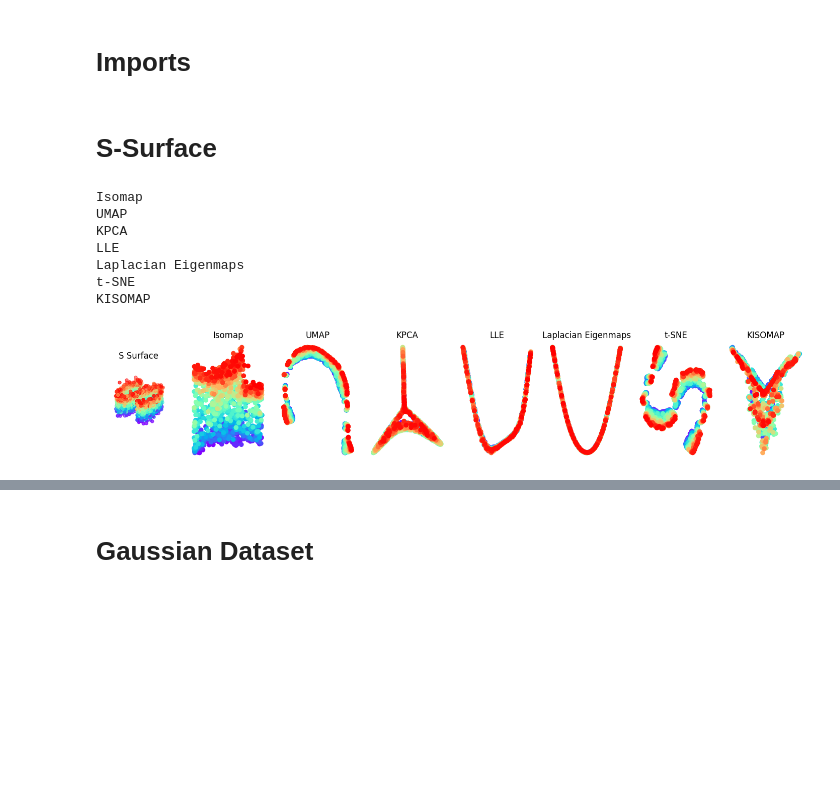
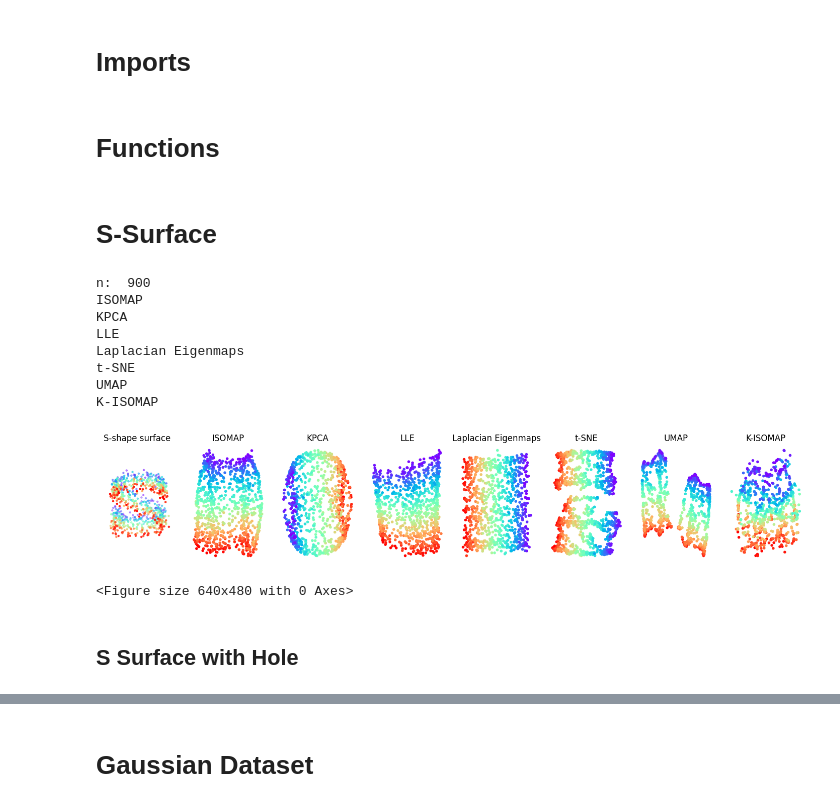
Before and after one commit to gustavochavari/curvature-based-isomap, a Jupyter notebook: experiments/other_datasets.ipynb, the cells around one changed output, grey strips where cells are left out. Saved outputs shown, nothing was run; the diff lists cells and outputs as text; code cells hidden in the pictures; blank space fills up the shorter version.

```diff
--- a/experiments/other_datasets.ipynb
+++ b/experiments/other_datasets.ipynb
@@ -78,0 +33,2 @@ def compare_and_plot_surface_reduction(X,color,dataset_name):
+# %% [markdown]
+# Functions
@@ -87,13 +87,40 @@ results = np.array(results)
+# %%
+# Definição da superfície S com fórmulas baseadas em seno e cosseno
+def surface_S(u, v):
+    x = np.sin(2*u)
+    z = v
+    y = np.cos(u)
+    return x, y, z
+
+# Geração de pontos para a superfície
+u = np.linspace(-0.3*np.pi, 1.3*np.pi, 30)
+u += np.random.normal(loc=0, scale=0.01, size=u.shape) # Parâmetro u
+v = np.linspace(0, np.pi, 30)
+v += np.random.normal(loc=0, scale=0.01, size=v.shape)     # Parâmetro v
+u, v = np.meshgrid(u, v)
+
+x, y, z = surface_S(u, v)
+
+# Adicionar o ruído às coordenadas
+x_noisy = x + np.random.normal(loc=0, scale=0.1, size=x.shape)
+y_noisy = y + np.random.normal(loc=0, scale=0.1, size=y.shape)
+z_noisy = z + np.random.normal(loc=0, scale=0.1, size=z.shape)
+
+df = pd.DataFrame(np.array([x_noisy, y_noisy, z_noisy]).reshape(3, -1).T, columns=['x','y','z'])
 # %%
-color = [cm.rainbow(valor) for valor in np.linspace(0,1,results.shape[0])]
+color = [cm.rainbow(1-valor) for valor in np.linspace(0,1,df.values.shape[0])]
 
-compare_and_plot_surface_reduction(results,color,'S Surface')
+compare_and_plot_surface_reduction(df.values,color,'S-shape surface \n')
 # %% [output]
-Isomap
-UMAP
+n:  900
+ISOMAP
 KPCA
 LLE
 Laplacian Eigenmaps
 t-SNE
-KISOMAP
+UMAP
+K-ISOMAP
-[figure, old version]
+[figure, new version]
+<Figure size 640x480 with 0 Axes>
+# %% [markdown]
+## S Surface with Hole
```
Also changed, not shown: parts of 22 cells of this notebook, 5 other files.
